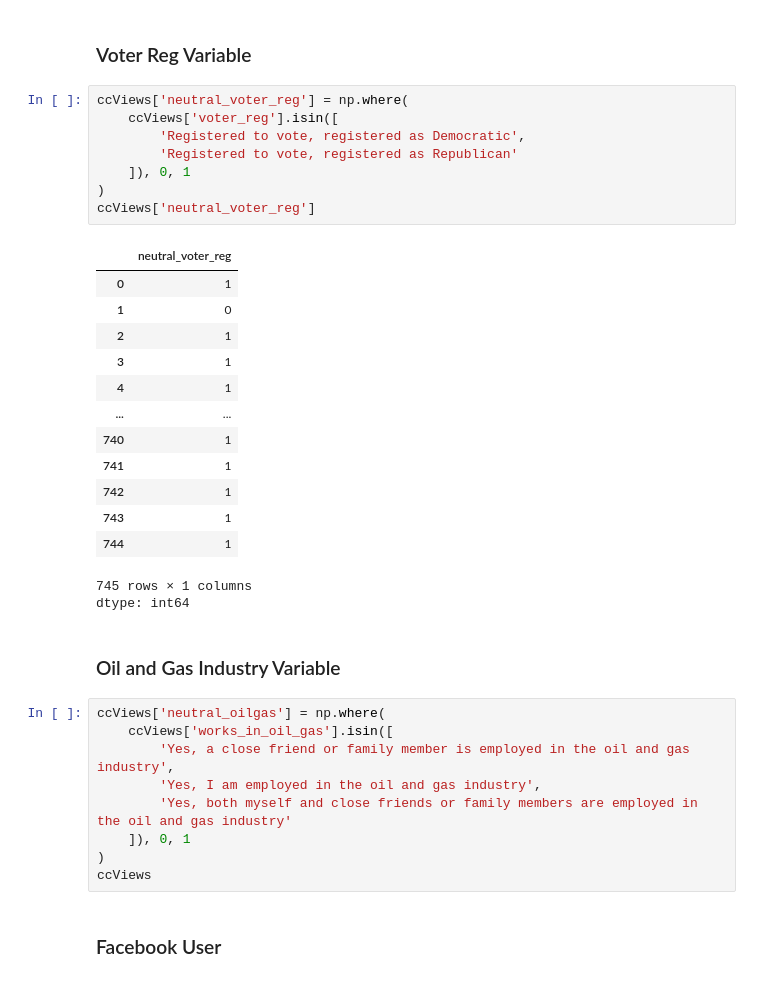
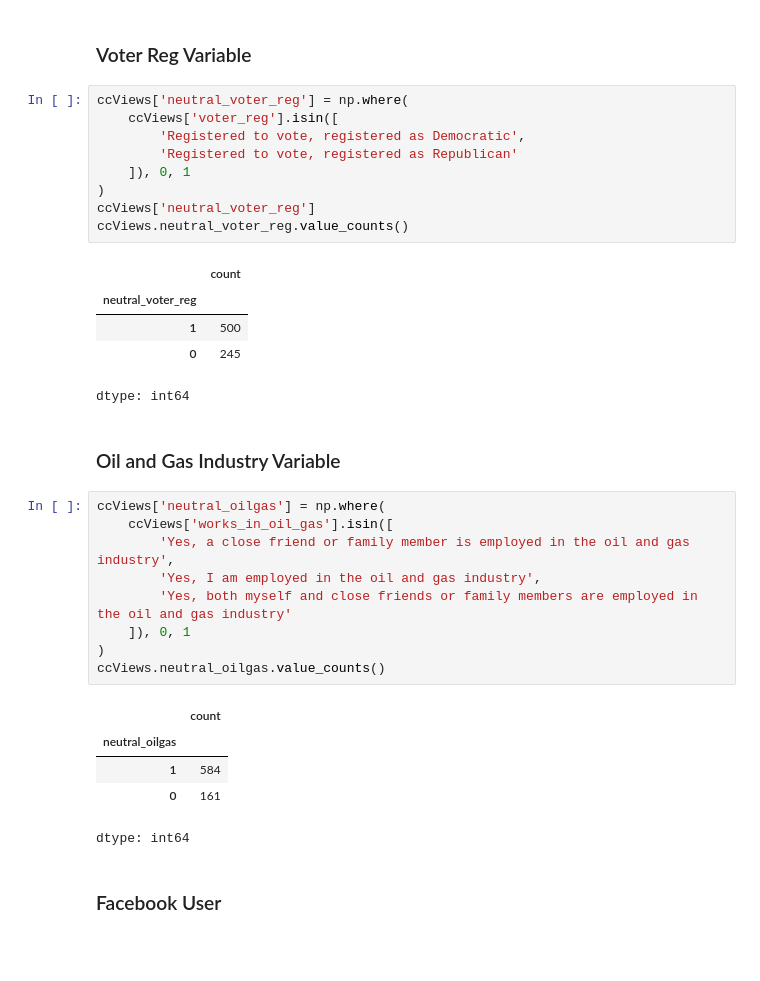
Before and after one commit to pastelpargoal/RegressionTableHP, a Jupyter notebook: Hw6.ipynb, the cells around one changed output. Saved outputs shown, nothing was run; the diff lists cells and outputs as text; blank space fills up the shorter version.

```diff
--- a/Hw6.ipynb
+++ b/Hw6.ipynb
@@ -183,25 +163,17 @@ I picked these three variables: voter_reg, works_in_oil_gas, and facebook_use as
 # %%
 ccViews['neutral_voter_reg'] = np.where(
     ccViews['voter_reg'].isin([
         'Registered to vote, registered as Democratic',
         'Registered to vote, registered as Republican'
     ]), 0, 1
 )
 ccViews['neutral_voter_reg']
+ccViews.neutral_voter_reg.value_counts()
 # %% [output]
-|  | neutral_voter_reg |
-| 0 | 1 |
-| 1 | 0 |
-| 2 | 1 |
-| 3 | 1 |
-| 4 | 1 |
-| ... | ... |
-| 740 | 1 |
-| 741 | 1 |
-| 742 | 1 |
-| 743 | 1 |
-| 744 | 1 |
+|  | count |
+| neutral_voter_reg |  |
+| 1 | 500 |
+| 0 | 245 |
-745 rows × 1 columns
 dtype: int64
 # %% [markdown]
 ### Oil and Gas Industry Variable
@@ -213,7 +185,13 @@ ccViews['neutral_oilgas'] = np.where(
         'Yes, both myself and close friends or family members are employed in the oil and gas industry'
     ]), 0, 1
 )
-ccViews
+ccViews.neutral_oilgas.value_counts()
+# %% [output]
+|  | count |
+| neutral_oilgas |  |
+| 1 | 584 |
+| 0 | 161 |
+dtype: int64
 # %% [markdown]
 ### Facebook User
 # %%
```
Also changed, not shown: parts of 34 cells of this notebook.
